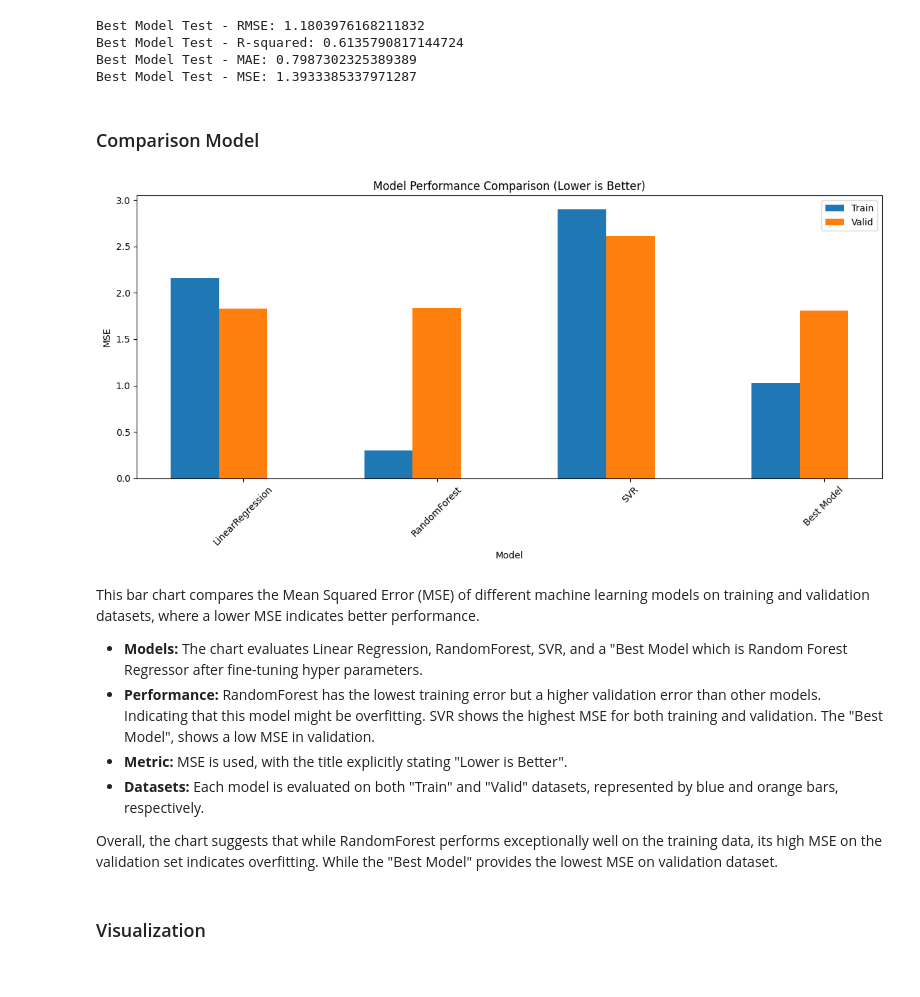
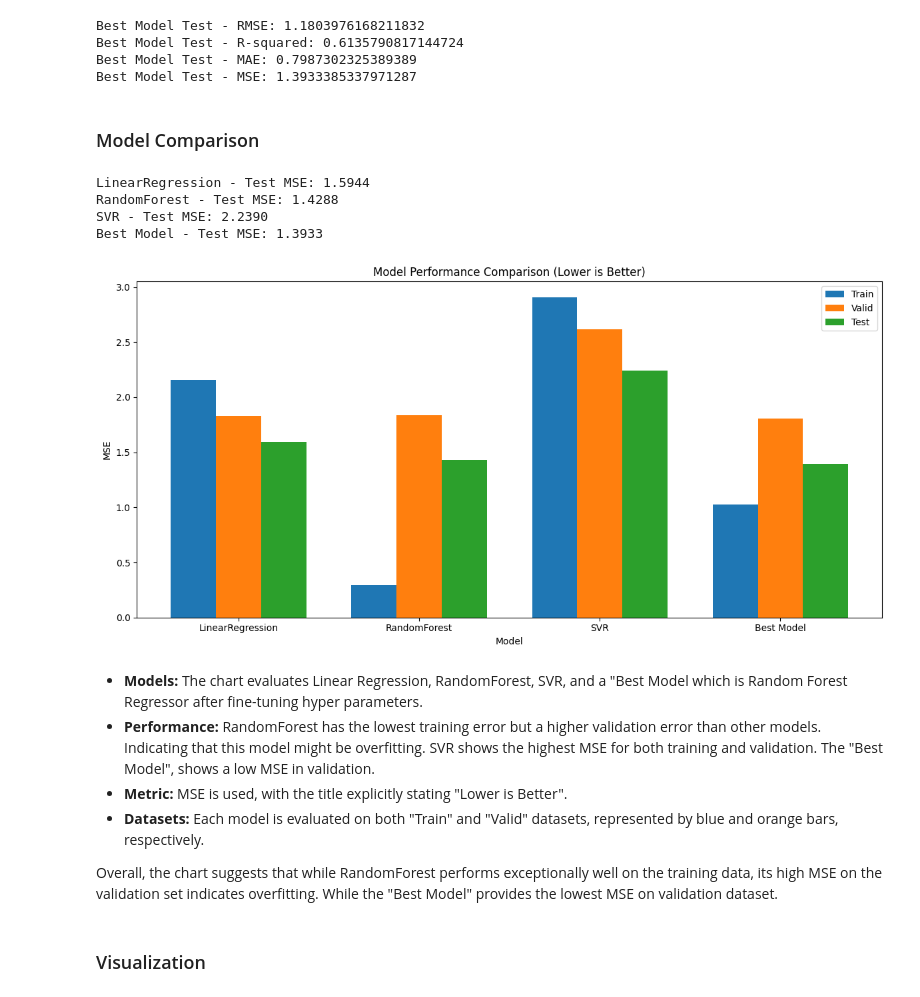
Before and after one commit to minhnhat-nguyen/HCMUS-Movie-Analytics, a Jupyter notebook: notebook/Worldwide_revenue_model.ipynb, the cells around one changed output. Drawn from its saved outputs; the diff is of its cells as text; code cells hidden in the pictures.

Commit message:
Enchance model evaluation visualize

```diff
--- a/notebook/Worldwide_revenue_model.ipynb
+++ b/notebook/Worldwide_revenue_model.ipynb
@@ -428,7 +402,7 @@ Best Model Test - R-squared: 0.6135790817144724
 Best Model Test - MAE: 0.7987302325389389
 Best Model Test - MSE: 1.3933385337971287
 # %% [markdown]
-### Comparison Model
+### Model Comparison
 # %%
 models = {
     'LinearRegression': lr_model,
@@ -443,38 +417,44 @@ for name, model in models.items():
     model.fit(X_train, y_train)
 
     train_pred = model.predict(X_train)
     valid_pred = model.predict(X_val)
     test_pred = model.predict(X_test)
 
     results.append({
         'Model': name,
         'Train MSE': mean_squared_error(y_train, train_pred),
         'Valid MSE': mean_squared_error(y_val, valid_pred),
+        'Test MSE': mean_squared_error(y_test, test_pred)
     })
+
+    print(f"{name} - Test MSE: {mean_squared_error(y_test, test_pred):.4f}")
 
 results_df = pd.DataFrame(results)
 
 plt.figure(figsize=(12, 6))
 x = np.arange(len(results_df['Model']))
 width = 0.25
 
 plt.bar(x - width, results_df['Train MSE'], width, label='Train')
 plt.bar(x, results_df['Valid MSE'], width, label='Valid')
+plt.bar(x + width, results_df['Test MSE'], width, label='Test')
 
 plt.xlabel('Model')
 plt.ylabel('MSE')
 plt.title('Model Performance Comparison (Lower is Better)')
 
-plt.xticks(x, results_df['Model'], rotation=45)
+plt.xticks(x, results_df['Model'])
 plt.legend()
 
 plt.tight_layout()
 plt.show()
 # %% [output]
+LinearRegression - Test MSE: 1.5944
+RandomForest - Test MSE: 1.4288
+SVR - Test MSE: 2.2390
+Best Model - Test MSE: 1.3933
-[figure, old version]
+[figure, new version]
 # %% [markdown]
-This bar chart compares the Mean Squared Error (MSE) of different machine learning models on training and validation datasets, where a lower MSE indicates better performance.
-
 *   **Models:** The chart evaluates Linear Regression, RandomForest, SVR, and a "Best Model which is Random Forest Regressor after fine-tuning hyper parameters.
 *   **Performance:** RandomForest has the lowest training error but a higher validation error than other models. Indicating that this model might be overfitting. SVR shows the highest MSE for both training and validation. The "Best Model", shows a low MSE in validation.
 *   **Metric:** MSE is used, with the title explicitly stating "Lower is Better".
```
Also changed, not shown: parts of 1 cell of this notebook, 1 other file.
